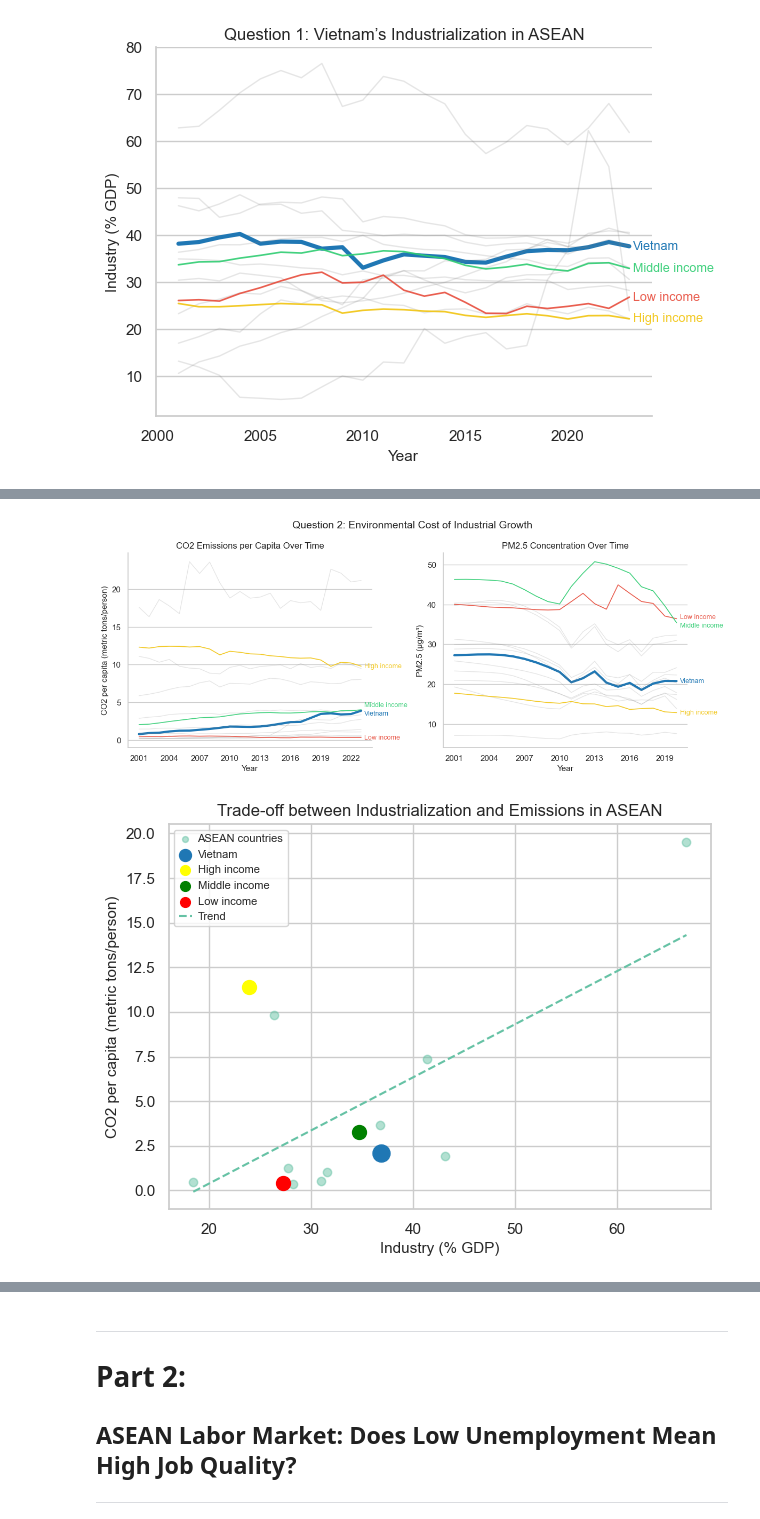
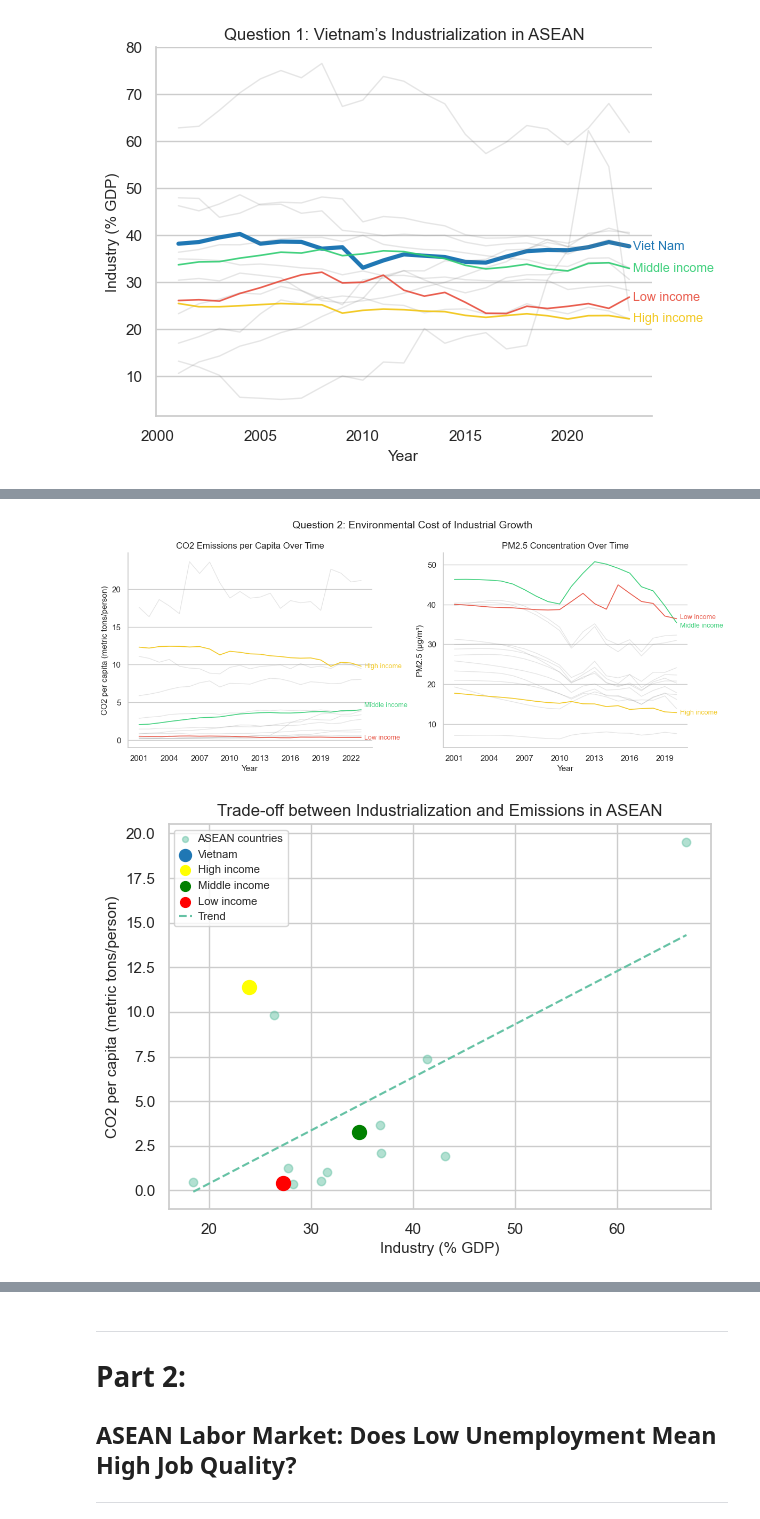
Before and after one commit to thloc1212/DV_LAB2, a Jupyter notebook: merged/merge.ipynb, the cells around one changed output, grey strips where cells are left out. Drawn from its saved outputs; the diff is of its cells as text; code cells hidden in the pictures.

```diff
--- a/merged/merge.ipynb
+++ b/merged/merge.ipynb
@@ -43,7 +43,7 @@ asean_countries = [
     "Viet Nam", "Thailand", "Indonesia", "Malaysia", "Philippines",
     "Singapore", "Cambodia", "Lao PDR", "Myanmar", "Timor-Leste", "Brunei Darussalam",
 ]
-asean_income_groups = ["High income", "Middle income", "Low income"]
+income_groups = ["High income", "Middle income", "Low income"]
 
 palette_countries = dict(zip(asean_countries, sns.color_palette("tab20", len(asean_countries))))
 
@@ -420,14 +421,10 @@ df_pivot = df_pivot.rename(columns=industry_indicators)
 df_pivot = df_pivot.rename(columns={"Country Name": "Country"})
 
 # Replace country name for consistency
-df_pivot["Country"] = df_pivot["Country"].replace({"Viet Nam": "Vietnam"})
+#df_pivot["Country"] = df_pivot["Country"].replace({"Viet Nam": "Vietnam"})
 
 # Define ASEAN countries and income groups for Part 1
-asean_countries_and_income = [
-    "Vietnam", "Thailand", "Malaysia", "Indonesia", "Philippines",
-    "Singapore", "Cambodia", "Lao PDR", "Myanmar", "Timor-Leste", "Brunei Darussalam",
-    "High income", "Low income", "Middle income"
-]
+asean_countries_and_income = asean_countries + income_groups
 
 df_asean_industry = df_pivot[df_pivot["Country"].isin(asean_countries_and_income)].copy()
 # %% [markdown]
@@ -452,22 +453,21 @@ for country in asean_countries_and_income:
 
     country_key = HIGHLIGHT_ALT_NAMES.get(country, country)
 
-    # Default style
     color = "gray"
     linewidth = 1.0
     alpha = 0.2
     label = None
 
-    if country in asean_income_groups:
+    if country in income_groups:
         color = income_colors.get(country, "black")
         linewidth = 1.2
         alpha = 0.9
         label = country
-    elif country == "Vietnam":
+    elif country == "Viet Nam":
         color = palette_countries.get(country_key, "black")
         linewidth = 3
         alpha = 1.0
-        label = "Vietnam"
+        label = "Viet Nam"
 
     x = subset["Year"]
     y = subset["Industry (% GDP)"]
@@ -476,7 +476,7 @@ for country in asean_countries_and_income:
 
     if label is not None:
         plt.text(
-            x.iloc[-1] + 0.2,   # dịch nhẹ sang phải
+            x.iloc[-1] + 0.2,
             y.iloc[-1],
             label,
             fontsize=9,
@@ -570,7 +570,7 @@ for i, metric in enumerate(["CO2 per capita", "PM2.5"]):
         alpha = 0.2
         label = None
 
-        if country in asean_income_groups:
+        if country in income_groups:
             color = income_colors.get(country, "black")
             linewidth = 1.2
             alpha = 0.9
@@ -663,33 +663,33 @@ plt.scatter(
     s=100,
     color="red",
     label="Low income"
 )
 
 # Trend line
 x = df_avg["Industry (% GDP)"]
 y = df_avg["CO2 per capita"]
 
 coef = np.polyfit(x, y, 1)
 trend = np.poly1d(coef)
 
 x_line = np.linspace(x.min(), x.max(), 100)
 plt.plot(x_line, trend(x_line), linestyle="--", label="Trend")
 
 plt.xlabel("Industry (% GDP)")
 plt.ylabel("CO2 per capita (metric tons/person)")
 plt.title("Trade-off between Industrialization and Emissions in ASEAN")
 
 plt.legend(
     fontsize=8,
     markerscale=0.7,
     handlelength=1.2,
     handletextpad=0.5,
     borderpad=0.4,
     labelspacing=0.5
 )
 
 plt.show()
 # %% [output]
-[figure, old version]
+[figure, new version]
-[figure, old version]
+[figure, new version]
 # %% [markdown]
```
Also changed, not shown: parts of 58 cells of this notebook.
